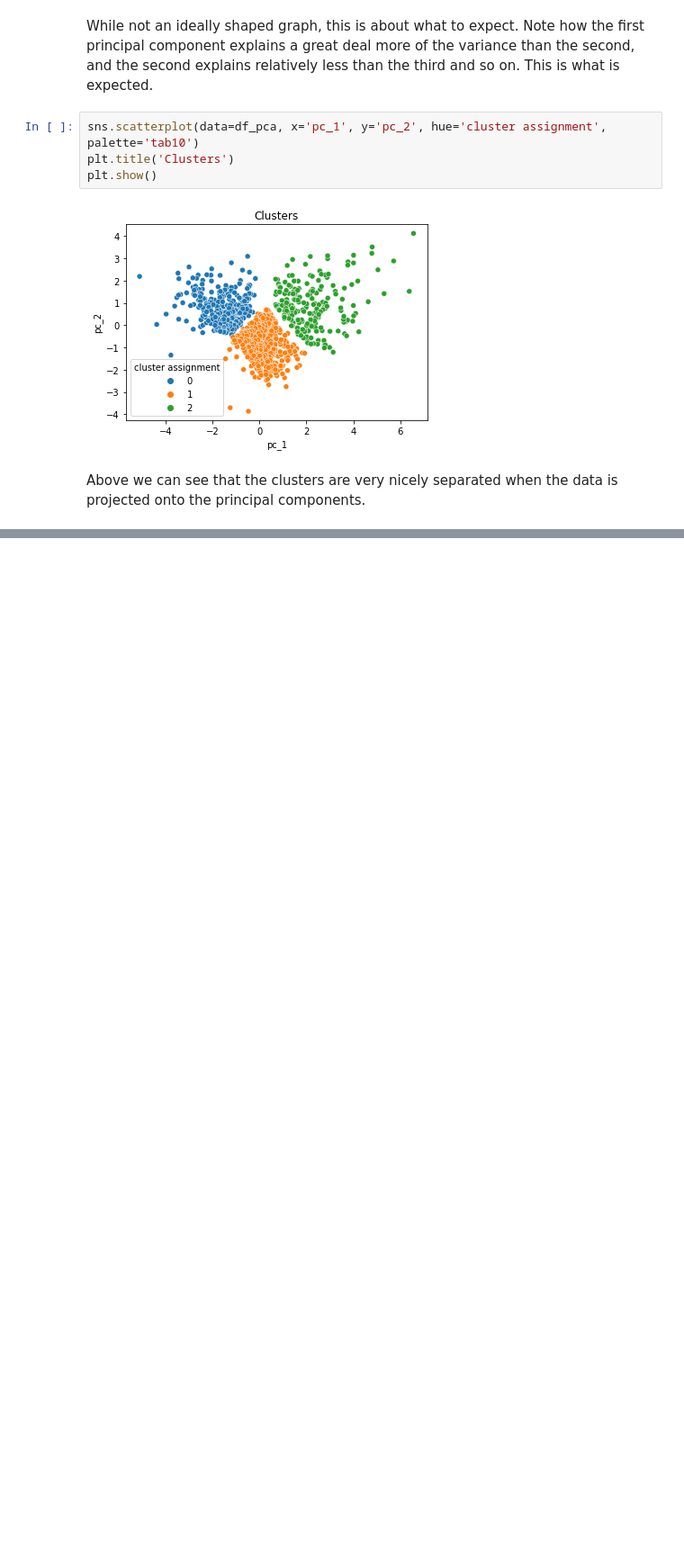
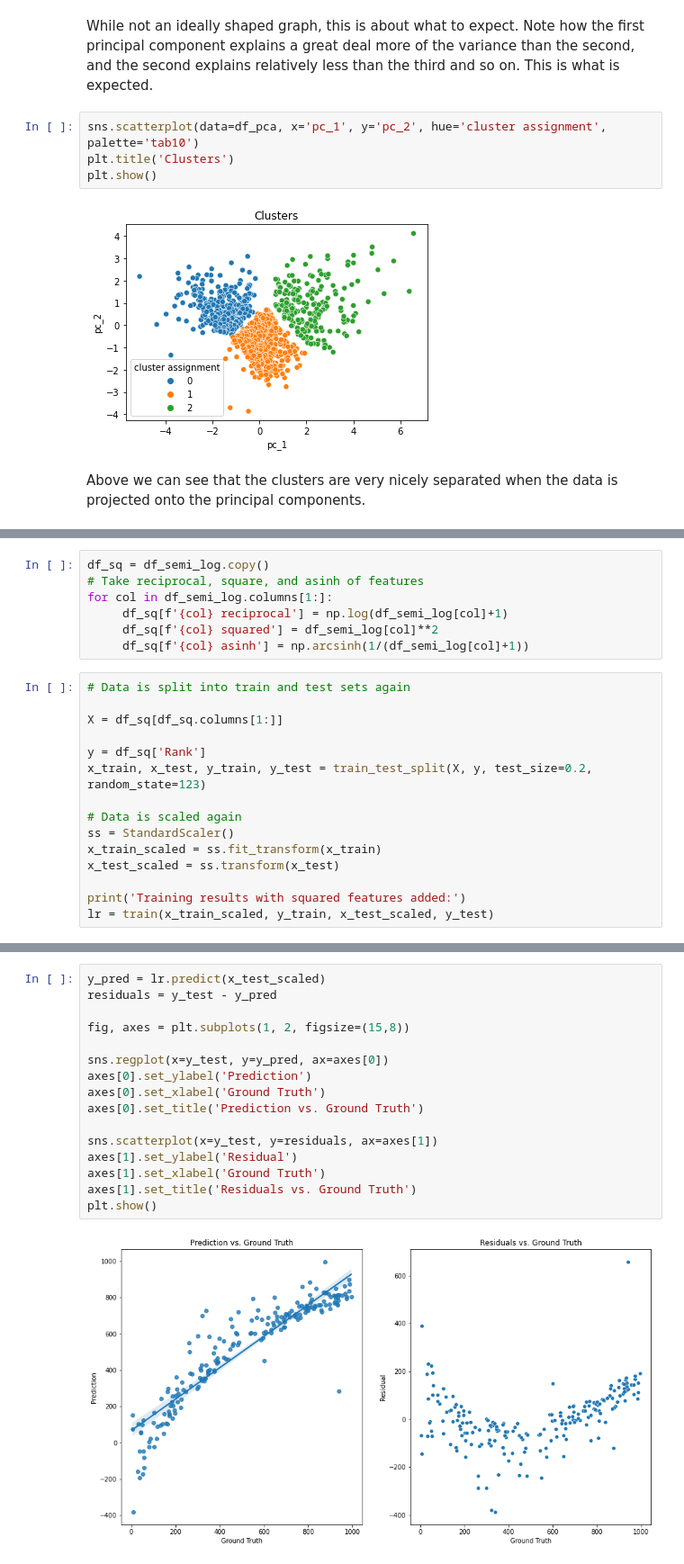
Before and after one commit to penichols10/top_tik_tokers, a Jupyter notebook: top_tik_tokers.ipynb, the cells around one changed output, grey strips where cells are left out. Shown: that part at 90% size. Saved outputs shown, nothing was run; the diff lists cells and outputs as text; blank space fills up the shorter version.

```diff
--- a/top_tik_tokers.ipynb
+++ b/top_tik_tokers.ipynb
@@ -284,0 +426,22 @@ Above we can see that the clusters are very nicely separated when the data is pr
+# %%
+df_sq = df_semi_log.copy()
+# Take reciprocal, square, and asinh of features
+for col in df_semi_log.columns[1:]:
+     df_sq[f'{col} reciprocal'] = np.log(df_semi_log[col]+1)
+     df_sq[f'{col} squared'] = df_semi_log[col]**2
+     df_sq[f'{col} asinh'] = np.arcsinh(1/(df_semi_log[col]+1))
+# %%
+# Data is split into train and test sets again
+
+X = df_sq[df_sq.columns[1:]]
+
+y = df_sq['Rank']
+x_train, x_test, y_train, y_test = train_test_split(X, y, test_size=0.2, random_state=123)
+
+# Data is scaled again
+ss = StandardScaler()
+x_train_scaled = ss.fit_transform(x_train)
+x_test_scaled = ss.transform(x_test)
+
+print('Training results with squared features added:')
+lr = train(x_train_scaled, y_train, x_test_scaled, y_test)
@@ -284,0 +454,18 @@ Above we can see that the clusters are very nicely separated when the data is pr
+# %%
+y_pred = lr.predict(x_test_scaled)
+residuals = y_test - y_pred
+
+fig, axes = plt.subplots(1, 2, figsize=(15,8))
+
+sns.regplot(x=y_test, y=y_pred, ax=axes[0])
+axes[0].set_ylabel('Prediction')
+axes[0].set_xlabel('Ground Truth')
+axes[0].set_title('Prediction vs. Ground Truth')
+
+sns.scatterplot(x=y_test, y=residuals, ax=axes[1])
+axes[1].set_ylabel('Residual')
+axes[1].set_xlabel('Ground Truth')
+axes[1].set_title('Residuals vs. Ground Truth')
+plt.show()
+# %% [output]
+[figure, added]
```
Also changed, not shown: parts of 37 cells of this notebook, 1 other file.
